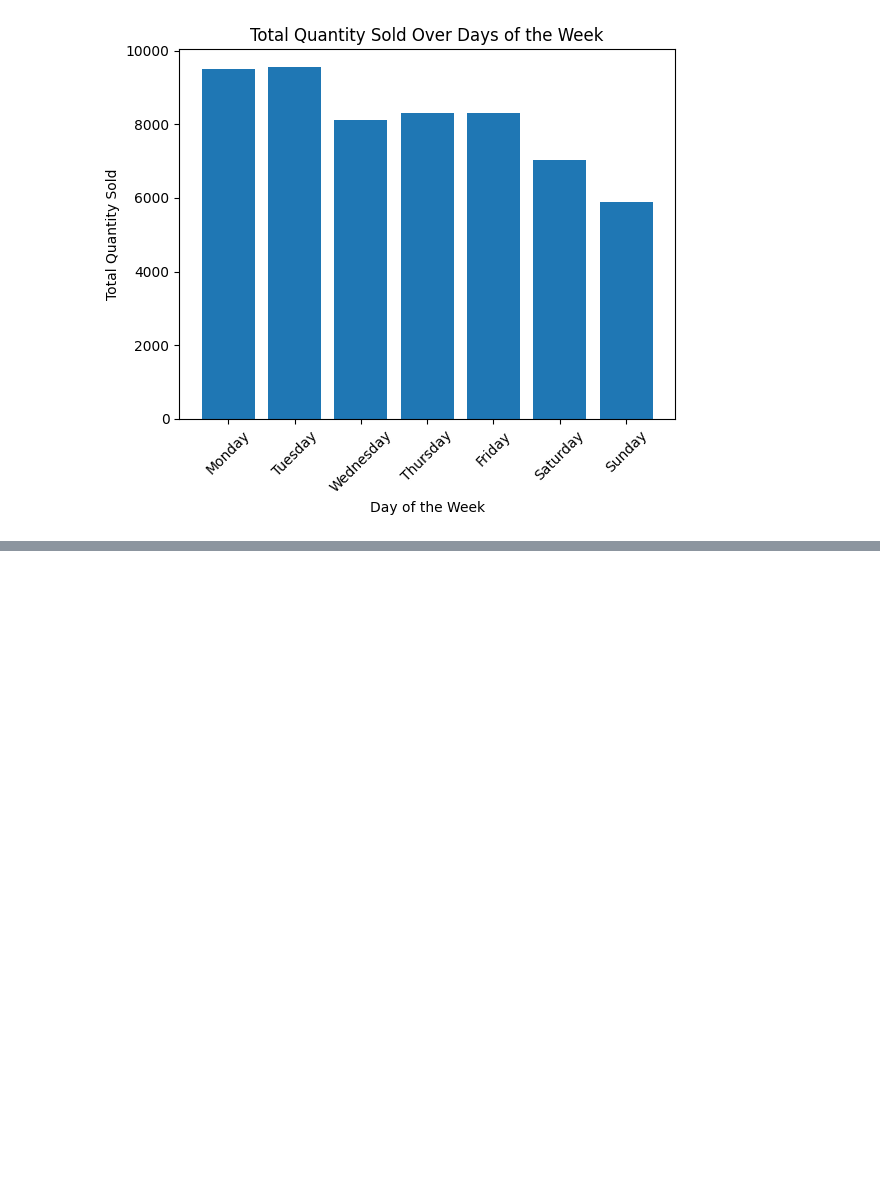
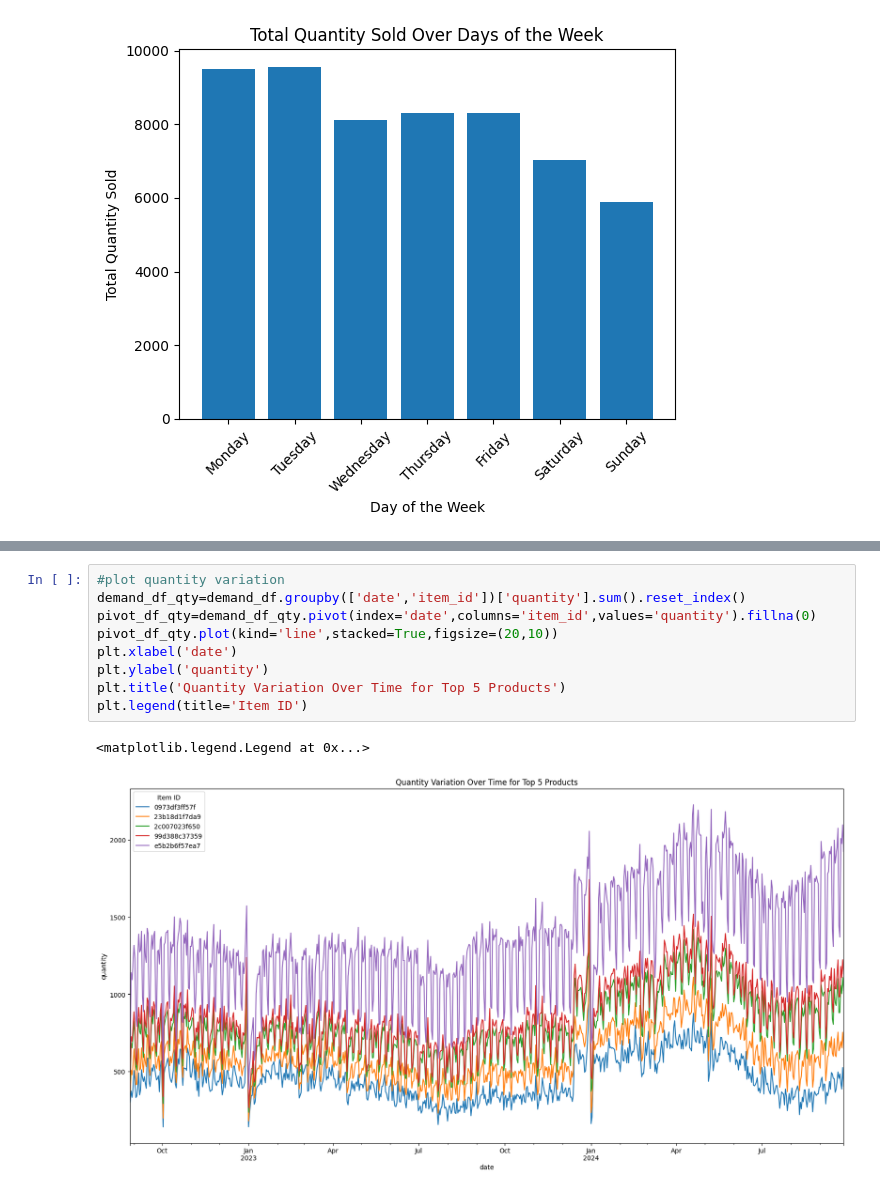
Before and after one commit to Nipuna-Tennakoon/sales-data-analysis, a Jupyter notebook: eda-visualization.ipynb, the cells around one changed output, grey strips where cells are left out. Saved outputs shown, nothing was run; the diff lists cells and outputs as text; blank space fills up the shorter version.

```diff
--- a/eda-visualization.ipynb
+++ b/eda-visualization.ipynb
@@ -350,0 +364,12 @@ We can see that there is higher demand for our products in Monday and Tuesday. T
+# %%
+#plot quantity variation
+demand_df_qty=demand_df.groupby(['date','item_id'])['quantity'].sum().reset_index()
+pivot_df_qty=demand_df_qty.pivot(index='date',columns='item_id',values='quantity').fillna(0)
+pivot_df_qty.plot(kind='line',stacked=True,figsize=(20,10))
+plt.xlabel('date')
+plt.ylabel('quantity')
+plt.title('Quantity Variation Over Time for Top 5 Products')
+plt.legend(title='Item ID')
+# %% [output]
+<matplotlib.legend.Legend at 0x...>
+[figure, added]
```
Also changed, not shown: parts of 4 cells of this notebook, 1 other file.
